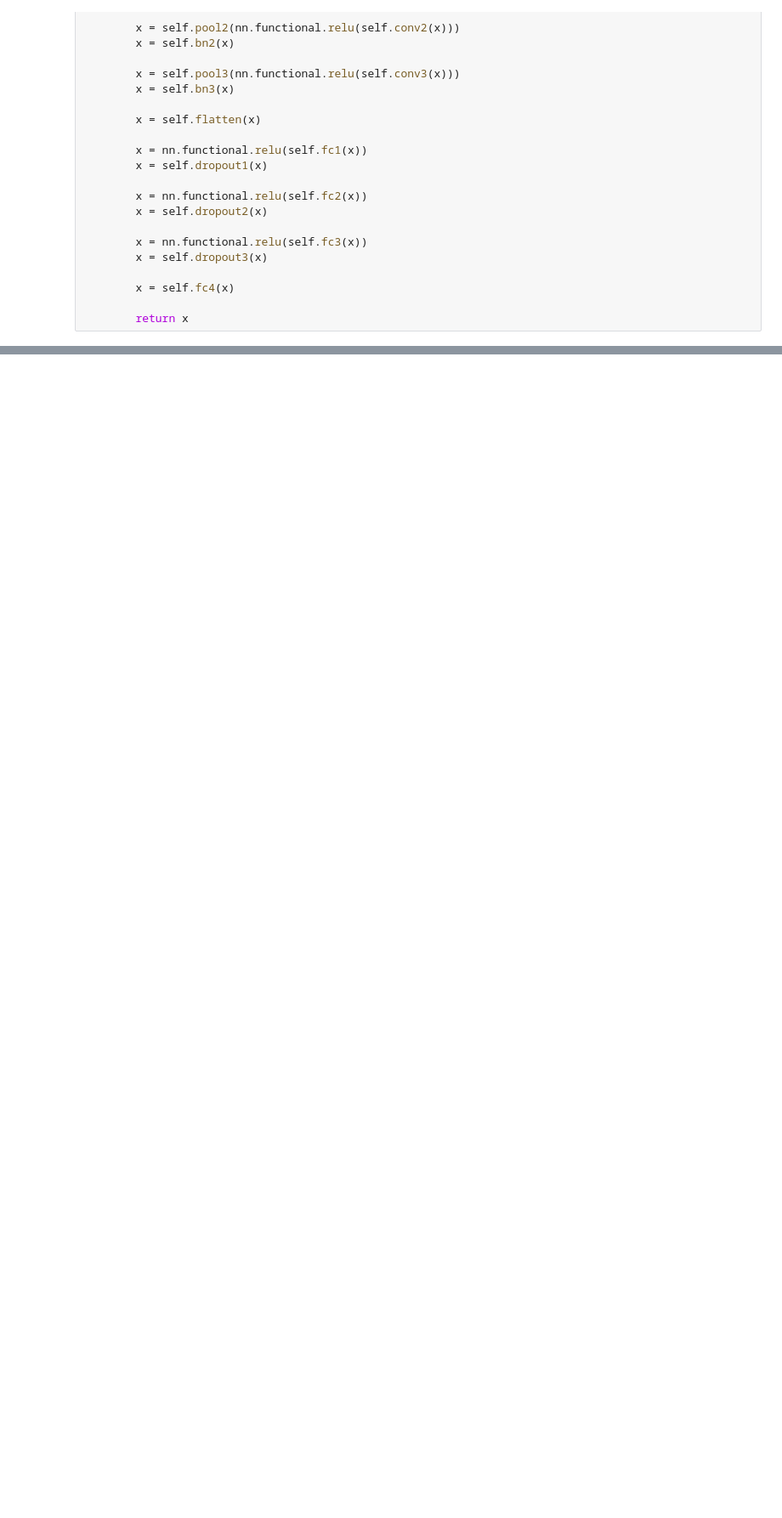
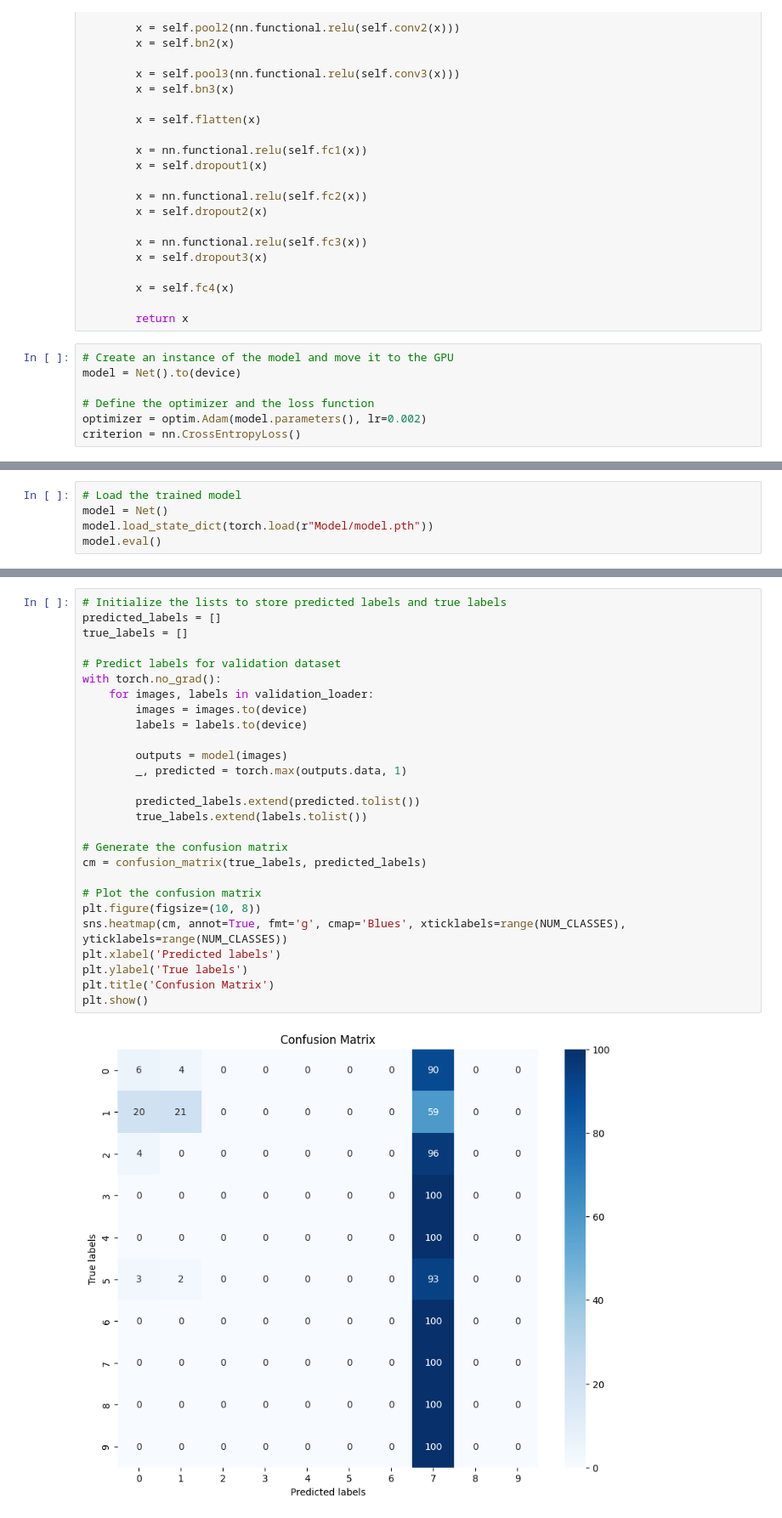
Before and after one commit to nikhilnair31/SpectroTune---Genre-Classifier, a Jupyter notebook: trainer.ipynb, the cells around one changed output, grey strips where cells are left out. Shown at 85% size. Cells and saved outputs as stored; diff of their text form; blank space fills up the shorter version.

```diff
--- a/trainer.ipynb
+++ b/trainer.ipynb
@@ -96,4 +106,11 @@ class Net(nn.Module):
         x = self.fc4(x)
 
         return x
+# %%
+# Create an instance of the model and move it to the GPU
+model = Net().to(device)
+
+# Define the optimizer and the loss function
+optimizer = optim.Adam(model.parameters(), lr=0.002)
+criterion = nn.CrossEntropyLoss()
 # %%
@@ -160,0 +197,5 @@ if __name__ == '__main__':
+# %%
+# Load the trained model
+model = Net()
+model.load_state_dict(torch.load(r"Model/model.pth"))
+model.eval()
@@ -160,0 +222,29 @@ if __name__ == '__main__':
+# %%
+# Initialize the lists to store predicted labels and true labels
+predicted_labels = []
+true_labels = []
+
+# Predict labels for validation dataset
+with torch.no_grad():
+    for images, labels in validation_loader:
+        images = images.to(device)
+        labels = labels.to(device)
+
+        outputs = model(images)
+        _, predicted = torch.max(outputs.data, 1)
+
+        predicted_labels.extend(predicted.tolist())
+        true_labels.extend(labels.tolist())
+
+# Generate the confusion matrix
+cm = confusion_matrix(true_labels, predicted_labels)
+
+# Plot the confusion matrix
+plt.figure(figsize=(10, 8))
+sns.heatmap(cm, annot=True, fmt='g', cmap='Blues', xticklabels=range(NUM_CLASSES), yticklabels=range(NUM_CLASSES))
+plt.xlabel('Predicted labels')
+plt.ylabel('True labels')
+plt.title('Confusion Matrix')
+plt.show()
+# %% [output]
+[figure, added]
```
Also changed, not shown: parts of 14 cells of this notebook, 3 other files.
